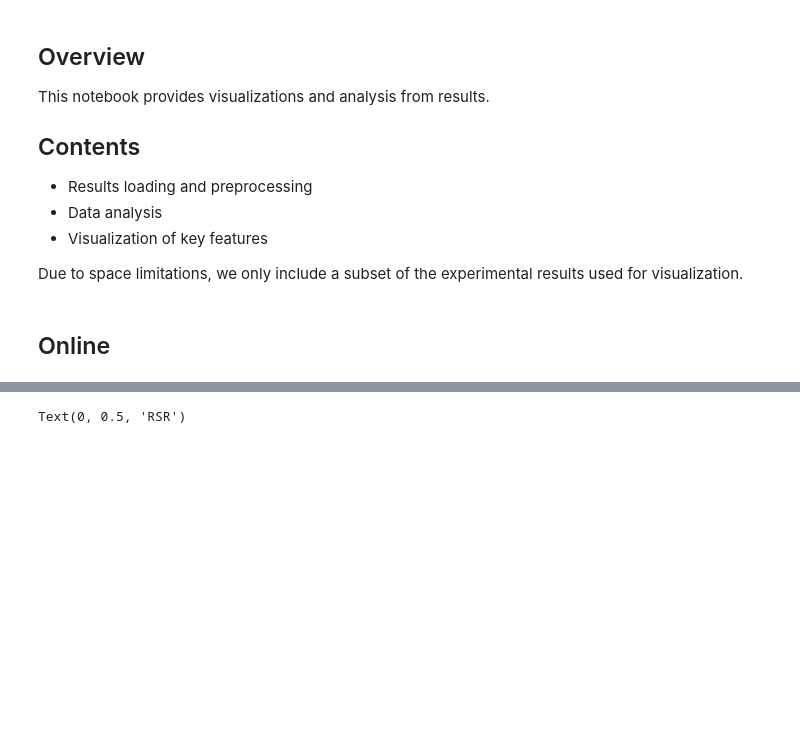
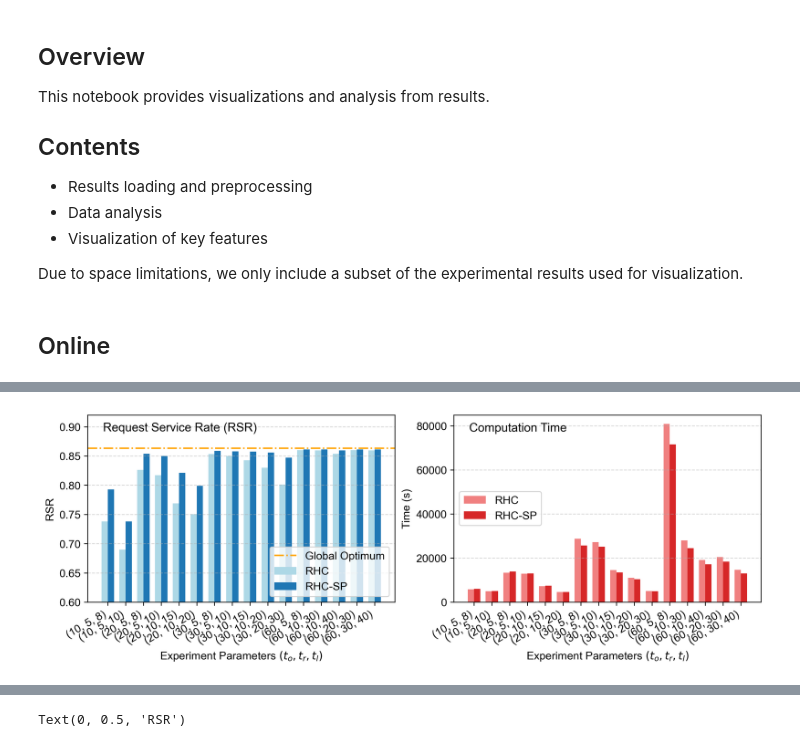
Before and after one commit to TIVV424/SPMoD, a Jupyter notebook: visualize/visualize_fig4_and_fig5.ipynb, the cells around one changed output, grey strips where cells are left out. Cells and saved outputs as stored; diff of their text form; code cells hidden in the pictures; blank space fills up the shorter version.

```diff
--- a/visualize/visualize_fig4and5.ipynb
+++ b/visualize/visualize_fig4_and_fig5.ipynb
@@ -66 +160,92 @@ df_online
+# %%
+import matplotlib.pyplot as plt
+import numpy as np
+import pandas as pd
+
+# Assuming df_online is already defined
+df = df_online.copy()
+
+# 1. Create a label column for the x-axis
+df['params'] = df.apply(lambda row: f"({row['$t_o$']}, {row['$t_r$']}, {row['$t_l$']})", axis=1)
+df.sort_values(by=['$t_o$', '$t_r$', '$t_l$'], inplace=True)
+
+# 2. Get unique groups for the X-axis
+groups = df['params'].unique()
+n_groups = len(groups)
+indices = np.arange(n_groups)
+width = 0.35  # Slightly wider since we only have 2 bars per group now
+
+# 3. Setup Plot: 1 Row, 2 Columns
+fig, (ax1, ax2) = plt.subplots(1, 2, figsize=(10, 3.5), dpi=300, constrained_layout=True)
+
+# Colors
+# RSR (Blues)
+c_rsr_net = 'tab:blue'    # RHC-SP
+c_rsr_RHC = 'lightblue'   # RHC
+
+# Time (Reds)
+c_time_net = 'tab:red'    # RHC-SP
+c_time_RHC = 'lightcoral' # RHC
+
+# 4. Plotting Loop
+for i, group in enumerate(groups):
+    # Filter data for current group
+    sub_df = df[df['params'] == group]
+
+    # Extract values safely
+    rsr_RHC_val = sub_df.loc[sub_df['Algorithm'] == 'RHC', 'RSR'].iloc[0]
+    rsr_net_val = sub_df.loc[sub_df['Algorithm'] == 'RHC-SP', 'RSR'].iloc[0]
+
+    time_RHC_val = sub_df.loc[sub_df['Algorithm'] == 'RHC', 'time'].iloc[0]
+    time_net_val = sub_df.loc[sub_df['Algorithm'] == 'RHC-SP', 'time'].iloc[0]
+
+    # --- LEFT PLOT: RSR ---
+    # Center bars around the index
+    ax1.bar(indices[i] - width/2, rsr_RHC_val, width, color=c_rsr_RHC,
+            label='RHC' if i == 0 else "")
+    ax1.bar(indices[i] + width/2, rsr_net_val, width, color=c_rsr_net,
+            label='RHC-SP' if i == 0 else "")
+
+    # --- RIGHT PLOT: TIME ---
+    ax2.bar(indices[i] - width/2, time_RHC_val, width, color=c_time_RHC,
+            label='RHC' if i == 0 else "")
+    ax2.bar(indices[i] + width/2, time_net_val, width, color=c_time_net,
+            label='RHC-SP' if i == 0 else "")
+
+# 5. Formatting - Left Plot (RSR)
+ax1.set_xlabel('Experiment Parameters $(t_o, t_r, t_l)$')
+ax1.set_ylabel('RSR')
+# put tile in plot
+# ax1.set_title('Request Service Rate(RSR)')
+ax1.text(0.05, 0.9, 'Request Service Rate (RSR)', transform=ax1.transAxes, ha='left', va='bottom', fontsize=12)
+ax1.set_xticks(indices)
+ax1.set_xticklabels(groups, rotation=30, ha='right')
+ax1.set_ylim(0.6, 0.92) # Your specified limit
+ax1.grid(axis='y', linestyle='--', alpha=0.5)
+
+# Add Global Optimum Line to Left Plot
+best_rate = 10209/11825
+ax1.axhline(y=best_rate, color="orange", linestyle="-.", label="Global Optimum", zorder=0)
+
+# Legend for Left Plot
+ax1.legend(loc='lower right')
+
+# 6. Formatting - Right Plot (Time)
+ax2.set_xlabel('Experiment Parameters $(t_o, t_r, t_l)$')
+ax2.set_ylabel('Time (s)')
+# ax2.set_title('Computation Time')
+ax2.text(0.05, 0.9, 'Computation Time', transform=ax2.transAxes, ha='left', va='bottom', fontsize=12)
+
+ax2.set_xticks(indices)
+ax2.set_xticklabels(groups, rotation=30, ha='right')
+ax2.grid(axis='y', linestyle='--', alpha=0.5)
+
+# Legend for Right Plot
+ax2.legend(loc='center left')
+
+# Save
+plt.savefig("online_rsr_time_separated.png", dpi=300, bbox_inches='tight')
+plt.show()
+# %% [output]
+[figure, added]
 # %% [markdown]
```
Also changed, not shown: parts of 4 cells of this notebook, 1 other file.
